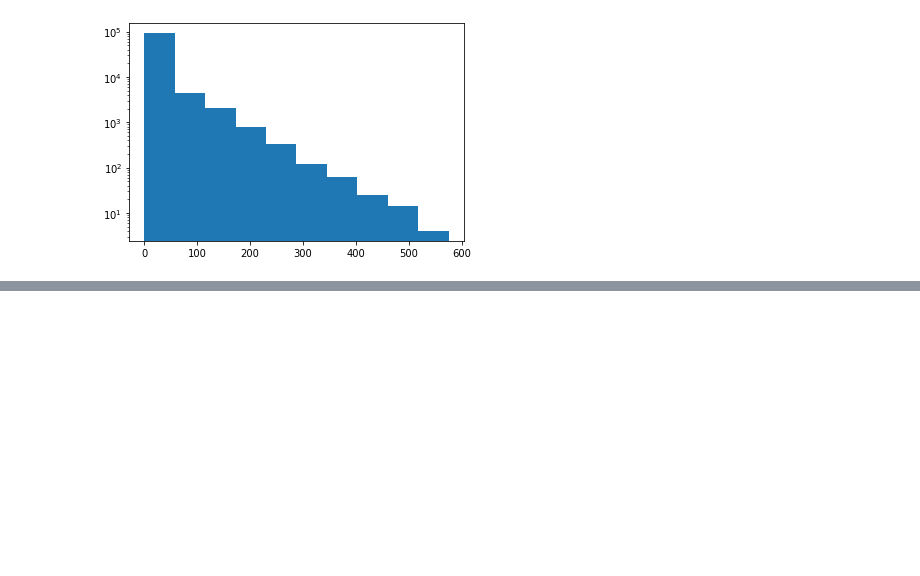
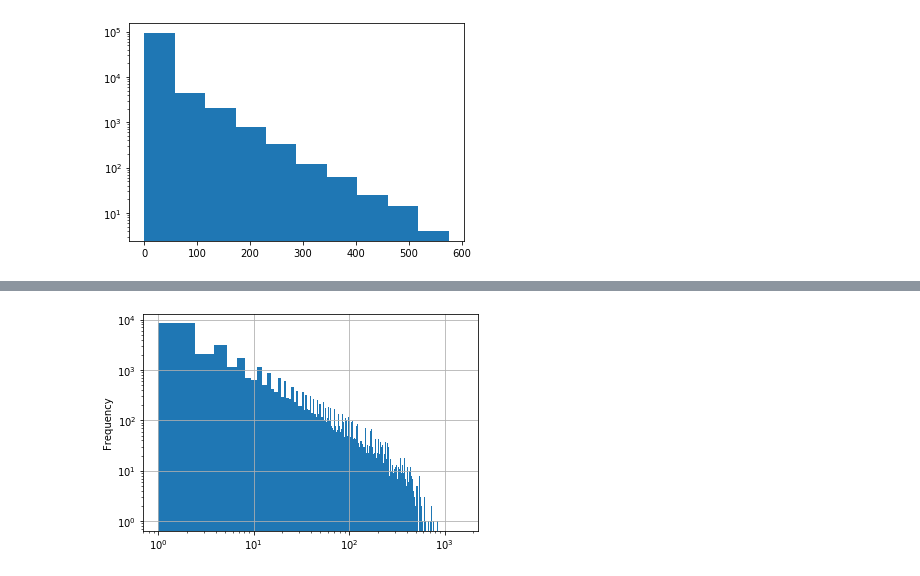
Before and after one commit to SocSIM/SocSIM, a Jupyter notebook: research/BTWfromMatlab.ipynb, the cells around one changed output, grey strips where cells are left out. Drawn from its saved outputs; the diff is of its cells as text; code cells hidden in the pictures; blank space fills up the shorter version.

```diff
--- a/research/BTWfromMatlab.ipynb
+++ b/research/BTWfromMatlab.ipynb
@@ -41,0 +57,7 @@ plt.hist(avalanches, log = True)
+# %%
+filtered = a.data_df.number_of_iterations[a.data_df.number_of_iterations != 0]
+histogram = filtered.plot.hist(bins = 1100, logx=True, logy=True)
+import matplotlib.pyplot as plt
+plt.grid()
+# %% [output]
+[figure, added]
```
Also changed, not shown: parts of 6 cells of this notebook.
